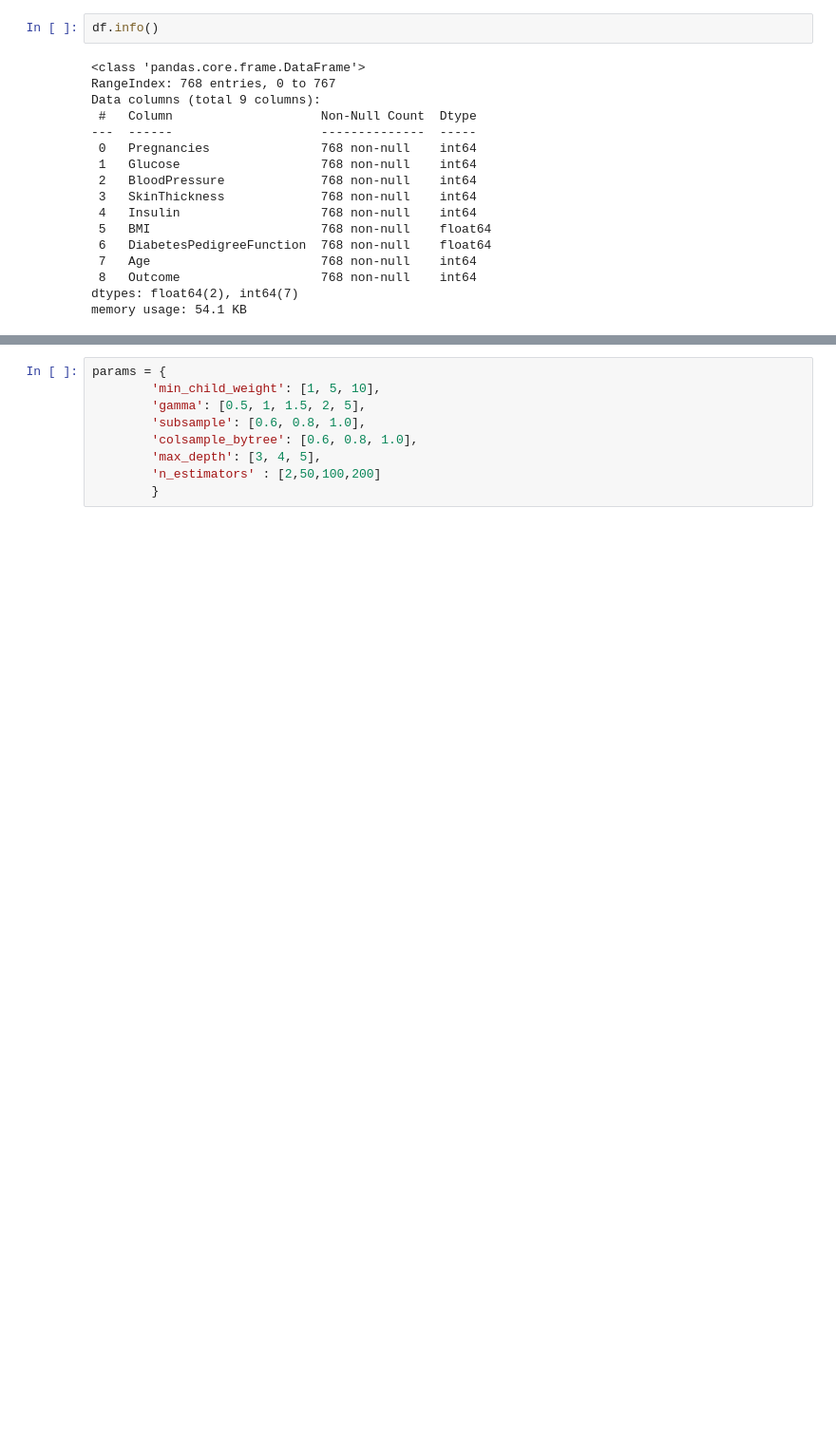
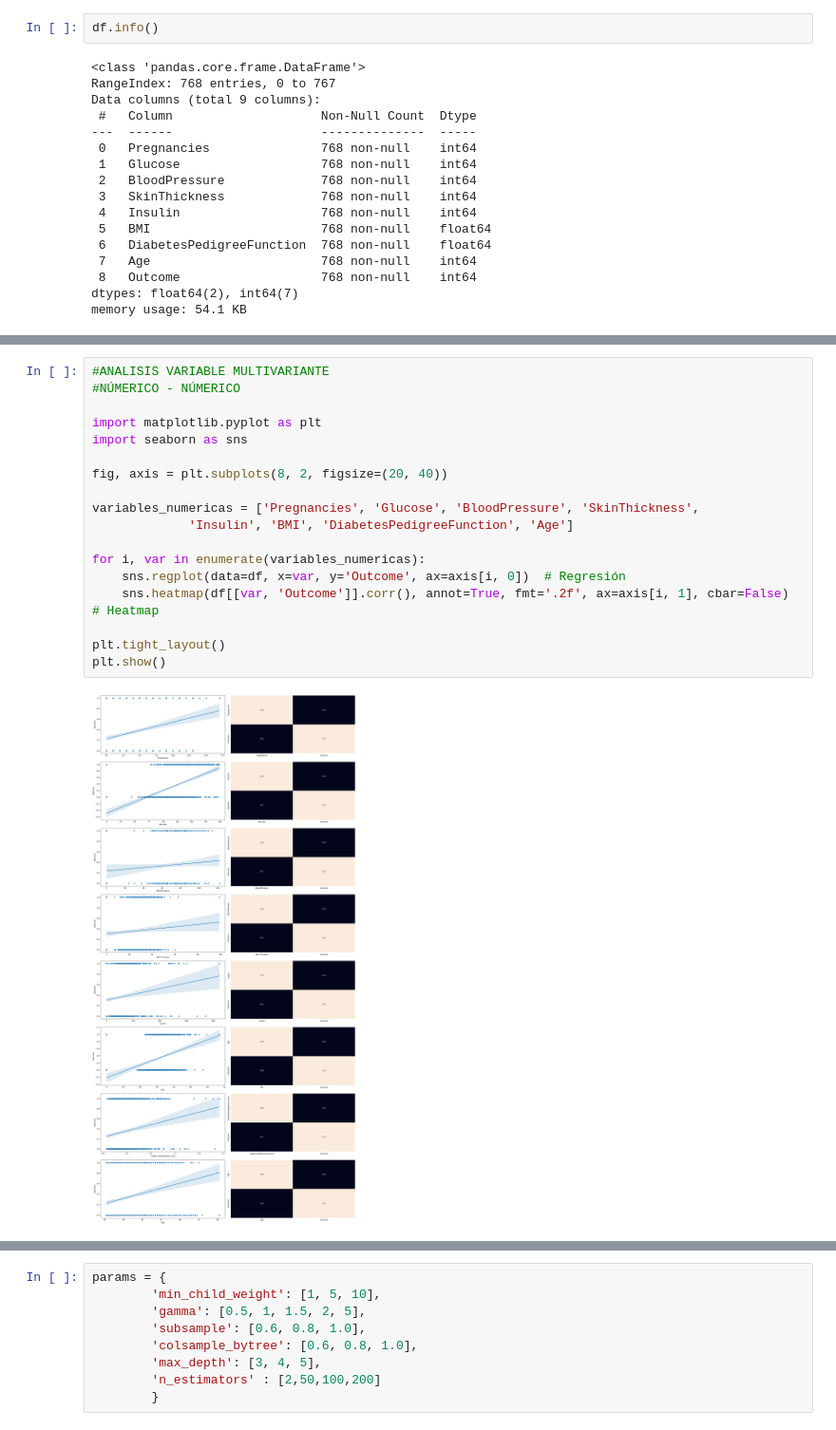
Before and after one commit to 4GeeksAcademy/maldo1904_boosting, a Jupyter notebook: src/explore.ipynb, the cells around one changed output, grey strips where cells are left out. Shown at 95% size. Saved outputs shown, nothing was run; the diff lists cells and outputs as text; blank space fills up the shorter version.

```diff
--- a/src/explore.ipynb
+++ b/src/explore.ipynb
@@ -48,0 +102,20 @@ memory usage: 54.1 KB
+# %%
+#ANALISIS VARIABLE MULTIVARIANTE
+#NÚMERICO - NÚMERICO
+
+import matplotlib.pyplot as plt
+import seaborn as sns
+
+fig, axis = plt.subplots(8, 2, figsize=(20, 40))
+
+variables_numericas = ['Pregnancies', 'Glucose', 'BloodPressure', 'SkinThickness',
+             'Insulin', 'BMI', 'DiabetesPedigreeFunction', 'Age']
+
+for i, var in enumerate(variables_numericas):
+    sns.regplot(data=df, x=var, y='Outcome', ax=axis[i, 0])  # Regresión
+    sns.heatmap(df[[var, 'Outcome']].corr(), annot=True, fmt='.2f', ax=axis[i, 1], cbar=False)  # Heatmap
+
+plt.tight_layout()
+plt.show()
+# %% [output]
+[figure, added]
```
Also changed, not shown: parts of 16 cells of this notebook.
